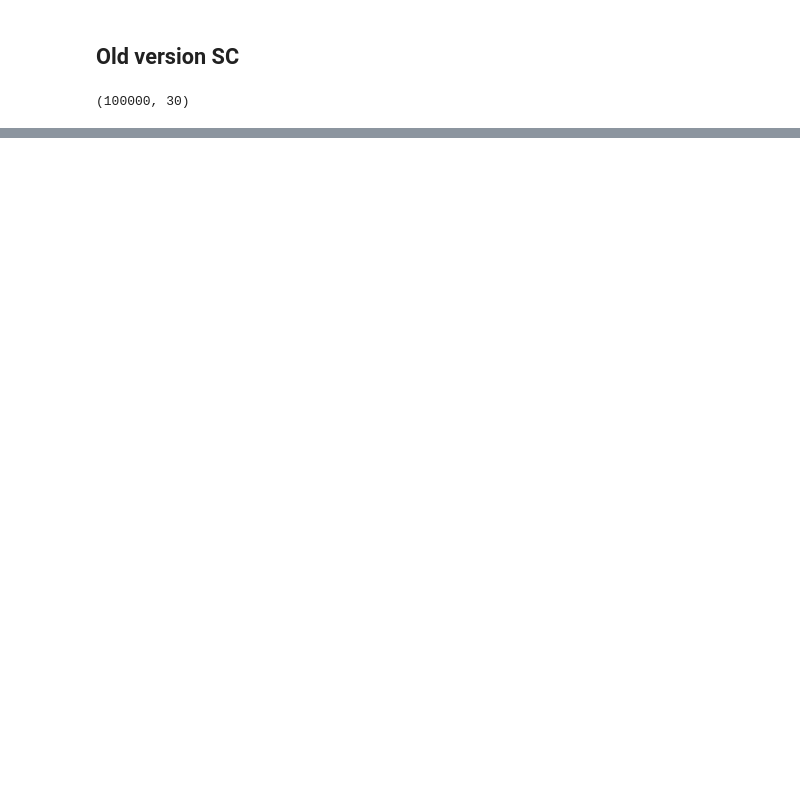
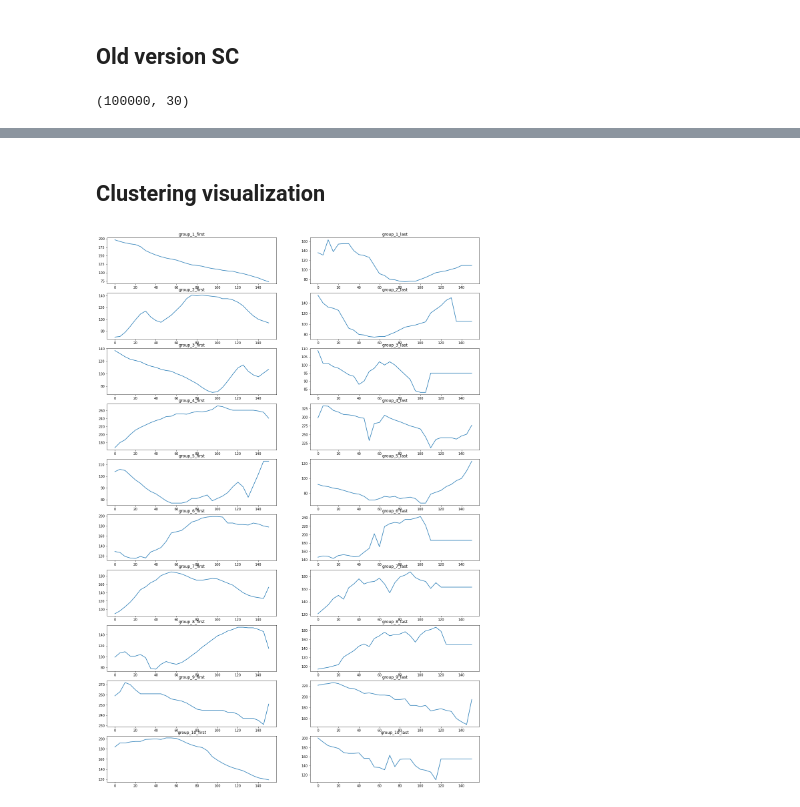
Before and after one commit to niuguy/bgprophet, a Jupyter notebook: entries_grouping.ipynb, the cells around one changed output, grey strips where cells are left out. Drawn from its saved outputs; the diff is of its cells as text; code cells hidden in the pictures; blank space fills up the shorter version.

```diff
--- a/entries_grouping.ipynb
+++ b/entries_grouping.ipynb
@@ -374,22 +400,3 @@ def split_windows(df, start_date, end_date, window_size, step, index_dict):
     print('splites.shape', np.array(splites).shape)
     index_dict = index_dict.append(dict_arrays, sort=False, ignore_index=True)
     return splites,index_dict
-# %%
-# (selected 2018-01)data preprocessing, 2.5 hours window + 75% overlap
-
-index_dict = pd.DataFrame(columns=['pid', 'check', 'sgvs'])
-
-dummy = []
-window_size = '150T' # minutes
-step = '30T' #minutes
-start_date = '2018-01-01'
-end_date = '2018-01-31'
-
-for df in dfs_train:
-    print('processing', np.asscalar(df['pid'][0:1]))
-    print('missing value count', df['sgv'].isna().sum())
-    df['sgv'].interpolate(inplace = True)
-    splites, index_dict = split_windows(df, start_date, end_date, window_size, step, index_dict)
-    print('----------------')
-
-pickle.dump(index_dict, open('/Users/wang/data/OpenAPS/sgvs_train_2018-1.pkl', 'wb'))
@@ -556,0 +499,26 @@ pd_demos['']
+# %% [markdown]
+## Clustering visualization
+# %%
+X_pd = pickle.load(open('/Users/wang/data/OpenAPS/sgvs_train_2018-1-cluster-10.pkl', 'rb'))
+# %%
+grouped = X_pd.groupby(by='group')
+# %%
+plt.figure(figsize=(20,30 ))
+x = range(0, 151, 5)
+first_grouped = grouped.first()
+last_grouped = grouped.last()
+
+j = 1
+for i in range(1,11):
+    plt.subplot(10,2,j)
+    plt.plot(x, first_grouped.iloc[i-1].sgvs)
+    plt.title('group_'+str(i)+'_first')
+    j += 1
+    plt.subplot(10,2,j)
+    plt.plot(x, last_grouped.iloc[i-1].sgvs)
+    plt.title('group_'+str(i)+'_last')
+    j += 1
+
+plt.show()
+# %% [output]
+[figure, added]
```
Also changed, not shown: parts of 23 cells of this notebook, 2 other files.
